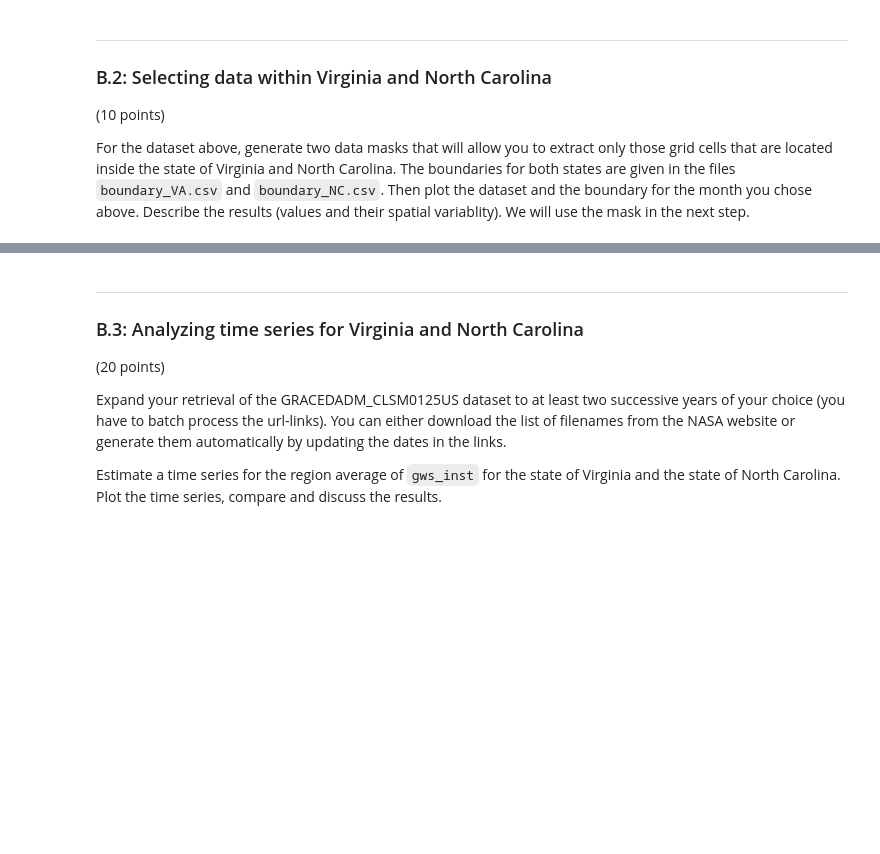
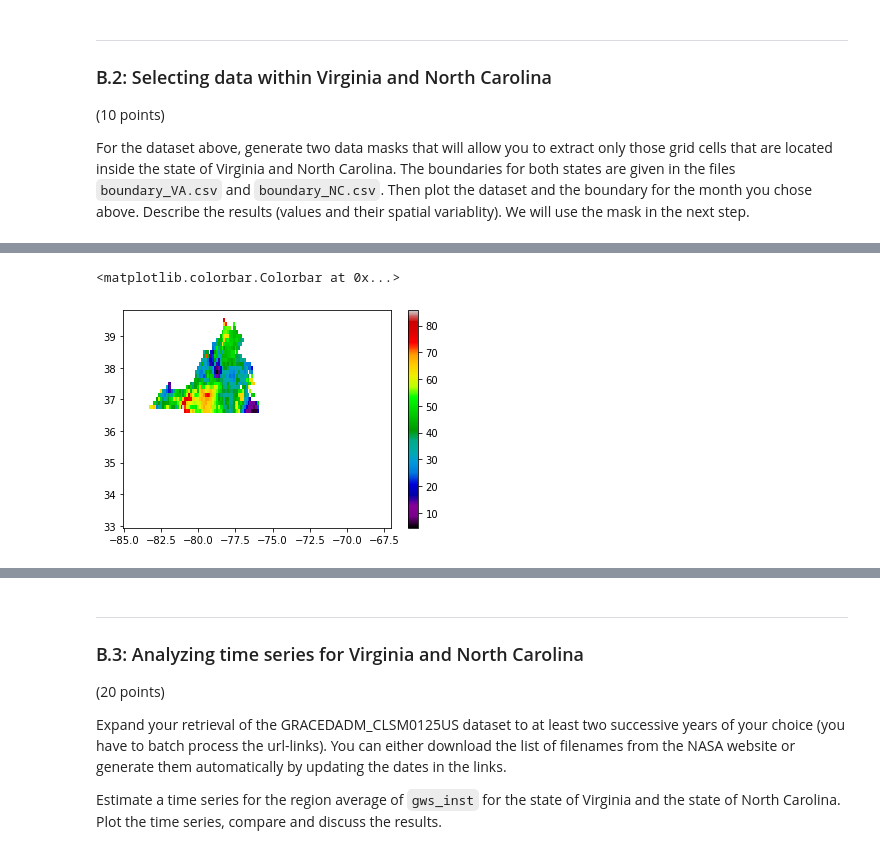
Before and after one commit to faizbond/geosf21_fadams, a Jupyter notebook: ExamFinal.ipynb, the cells around one changed output, grey strips where cells are left out. Saved outputs shown, nothing was run; the diff lists cells and outputs as text; code cells hidden in the pictures; blank space fills up the shorter version.

```diff
--- a/ExamFinal.ipynb
+++ b/ExamFinal.ipynb
@@ -231,0 +282,15 @@ ADD YOUR DESCRIPTION OF THE RESULTS HERE
+# %%
+# using the mask to select points inside VA
+VA = VA_mask * gwBnd
+VA [VA<=0]=np.nan
+
+# using the mask to select points inside NC
+NC = NC_mask * gwBnd
+NC [NC<=0]=np.nan
+# %%
+# checking that the mask works for VA
+plt.pcolormesh (lonGridBnd, latGridBnd, VA[0], cmap = 'nipy_spectral')
+plt.colorbar()
+# %% [output]
+<matplotlib.colorbar.Colorbar at 0x...>
+[figure, added]
```
Also changed, not shown: parts of 29 cells of this notebook.
